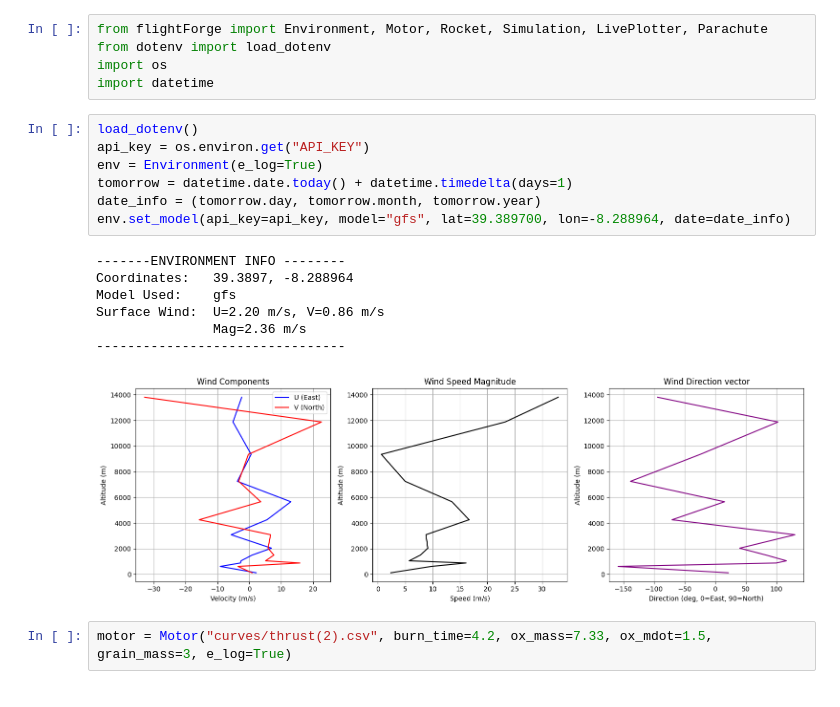
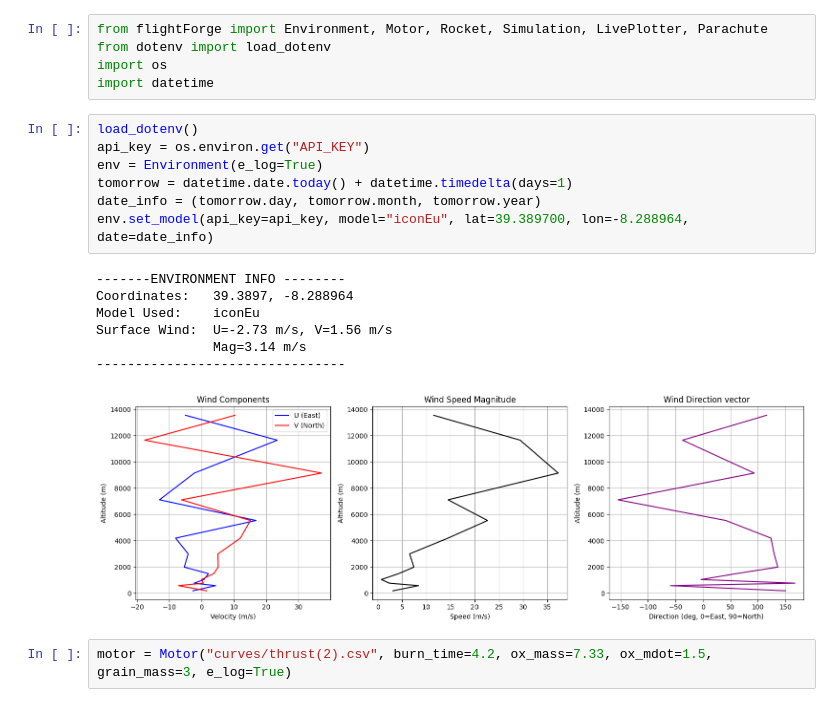
Before and after one commit to egujito/flight-forge, a Jupyter notebook: example.ipynb, the cells around one changed output. Cells and saved outputs as stored; diff of their text form.

```diff
--- a/example.ipynb
+++ b/example.ipynb
@@ -6,18 +6,18 @@ import datetime
 # %%
 load_dotenv()
 api_key = os.environ.get("API_KEY")
 env = Environment(e_log=True)
 tomorrow = datetime.date.today() + datetime.timedelta(days=1)
 date_info = (tomorrow.day, tomorrow.month, tomorrow.year)
-env.set_model(api_key=api_key, model="gfs", lat=39.389700, lon=-8.288964, date=date_info)
+env.set_model(api_key=api_key, model="iconEu", lat=39.389700, lon=-8.288964, date=date_info)
 # %% [output]
 -------ENVIRONMENT INFO --------
 Coordinates:   39.3897, -8.288964
-Model Used:    gfs
-Surface Wind:  U=2.20 m/s, V=0.86 m/s
-               Mag=2.36 m/s
+Model Used:    iconEu
+Surface Wind:  U=-2.73 m/s, V=1.56 m/s
+               Mag=3.14 m/s
 --------------------------------
-[figure, old version]
+[figure, new version]
 # %%
 motor = Motor("curves/thrust(2).csv", burn_time=4.2, ox_mass=7.33, ox_mdot=1.5, grain_mass=3, e_log=True)
 # %% [output]
```
Also changed, not shown: parts of 10 cells of this notebook, 6 other files.
